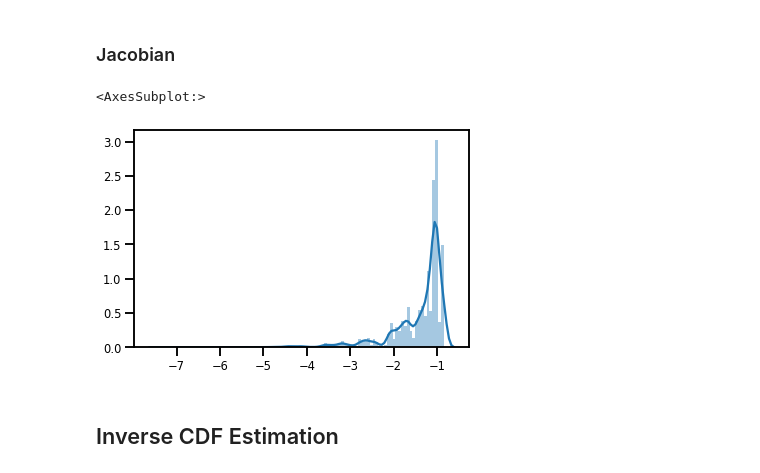
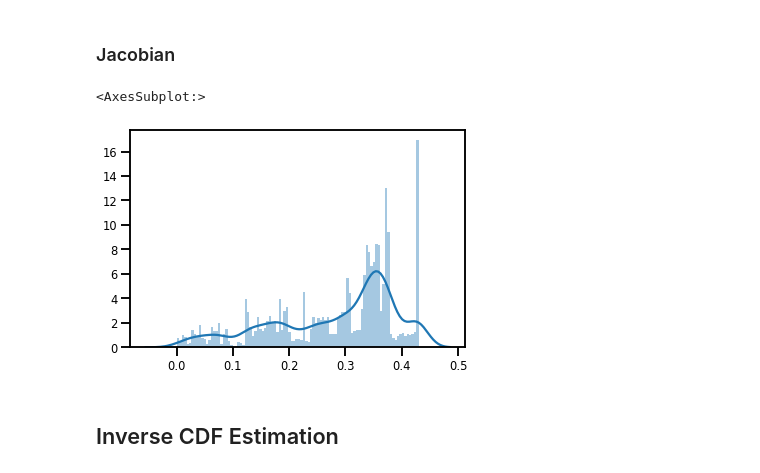
Before and after one commit to IPL-UV/rbig_jax, a Jupyter notebook: notebooks/rbig_algorithm_scratch.ipynb, the cells around one changed output. Cells and saved outputs as stored; diff of their text form; code cells hidden in the pictures.

```diff
--- a/notebooks/rbig_algorithm_scratch.ipynb
+++ b/notebooks/rbig_algorithm_scratch.ipynb
@@ -155,13 +155,13 @@ sns.distplot(X_approx, bins=100)
 # %% [markdown]
 ### Jacobian
 # %%
-# X_grad = hist_gradient_transform(X_marg, hist_params)
+X_grad = forward_uniformization_gradient(X_marg, hist_params)
 
 
 sns.distplot(X_grad, bins=100)
 # %% [output]
 <AxesSubplot:>
-[figure, old version]
+[figure, new version]
 # %% [markdown]
 ## Inverse CDF Estimation
 # %%
```
Also changed, not shown: parts of 112 cells of this notebook, 22 other files.
